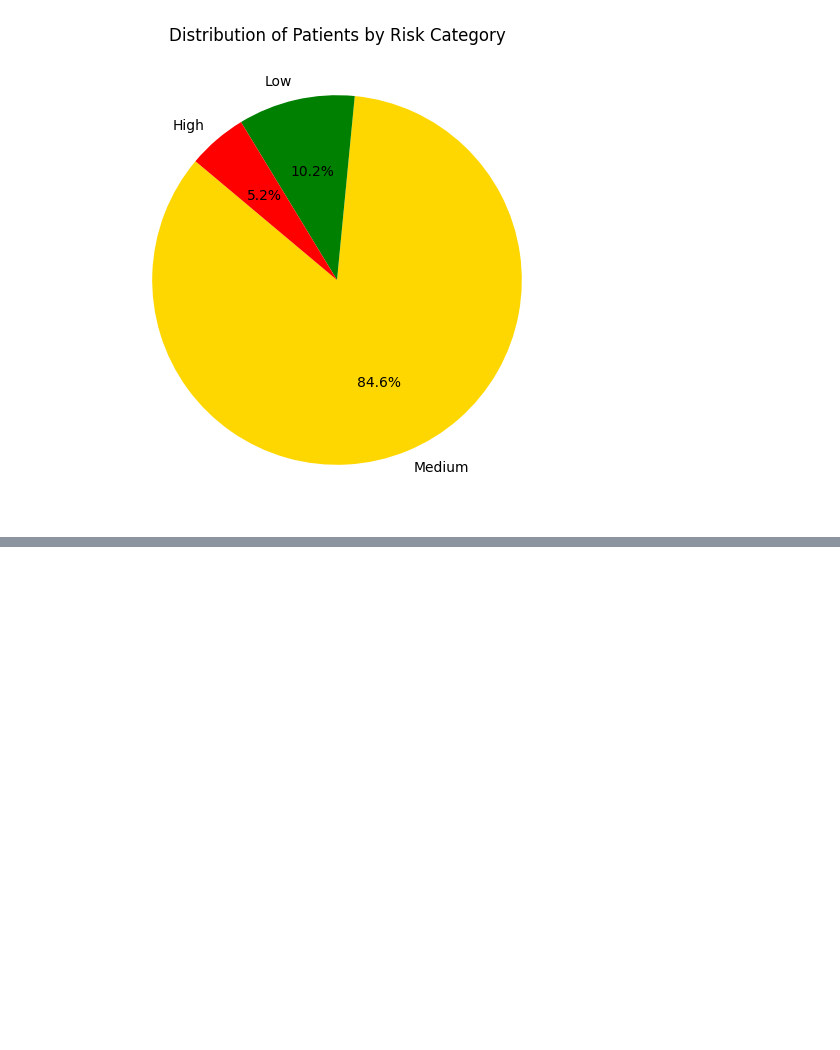
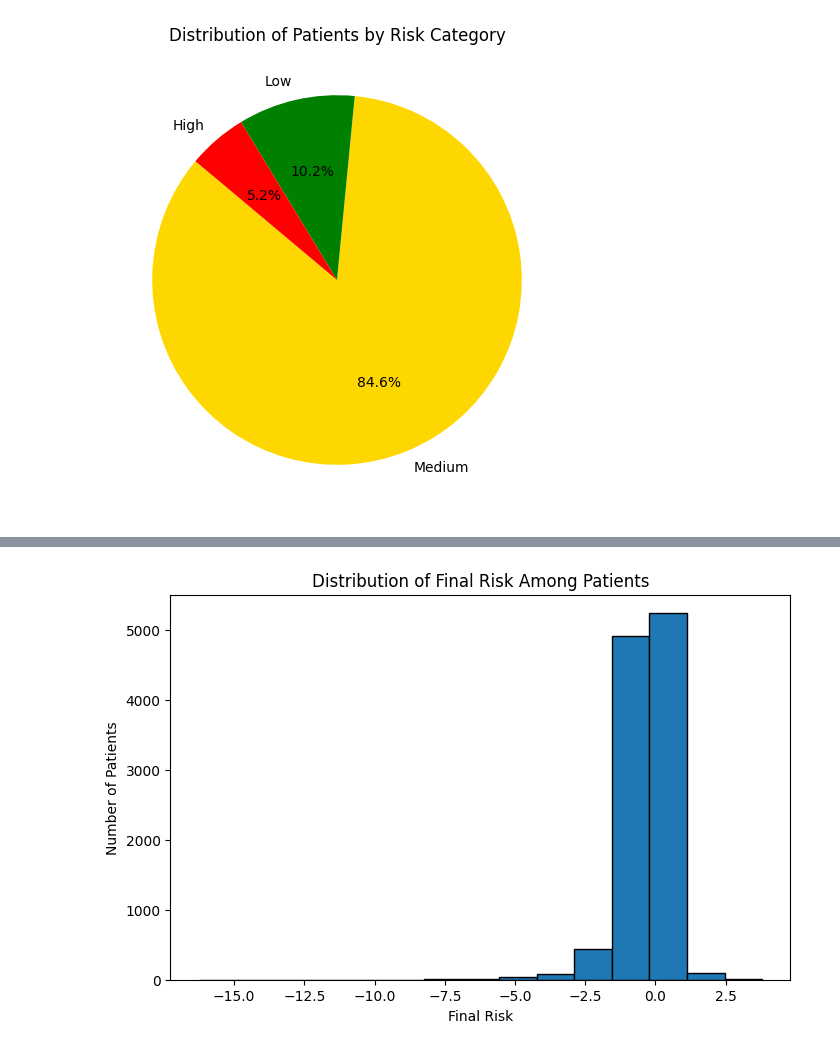
Before and after one commit to Fulankeee/SmilePass, a Jupyter notebook: Risk_level_analysis.ipynb, the cells around one changed output, grey strips where cells are left out. Saved outputs shown, nothing was run; the diff lists cells and outputs as text; code cells hidden in the pictures; blank space fills up the shorter version.

```diff
--- a/Risk_level_analysis.ipynb
+++ b/Risk_level_analysis.ipynb
@@ -234,0 +385,83 @@ Passing `palette` without assigning `hue` is deprecated and will be removed in v
+# %%
+def compute_patient_risk_adj(patient_df):
+    """
+    Computes a final risk score for a single patient by:
+      1. Sliding a window of (year-5) to (year+2) across each treatment year.
+      2. Summing age-adjusted (multiplicative) risk scores within that window.
+      3. Normalizing by dividing by 6.
+      4. Averaging the normalized risk across all windows.
+    """
+
+    def age_adjusted_risk(row):
+        base_risk = row['risk']
+        age = row['age_at_filling']  # Make sure this column exists in your DataFrame
+
+        # Example piecewise approach using multiplicative factors.
+        # You can adjust these brackets/factors as needed.
+        if age < 18:
+            # Pediatric
+            age_factor = 1.1
+        elif 18 <= age < 30:
+            age_factor = 1.0
+        elif 30 <= age < 40:
+            age_factor = 1.1
+        elif 40 <= age < 50:
+            age_factor = 1.2
+        elif 50 <= age < 60:
+            age_factor = 1.3
+        elif 60 <= age < 70:
+            age_factor = 1.4
+        elif 70 <= age < 80:
+            age_factor = 1.5
+        else:  # age >= 80
+            age_factor = 1.6
+
+        return base_risk * age_factor
+
+    # Determine the treatment timeline (integer years)
+    min_year = patient_df['procedure_year'].min()
+    max_year = patient_df['procedure_year'].max()
+    normalized_risks = []
+
+    # Slide the window year by year from the first to the last treatment year
+    for current_year in range(min_year, max_year + 1):
+        start_window = current_year - 5
+        end_window = current_year + 2
+
+        # Filter treatments within the current window
+        window_df = patient_df[
+            (patient_df['procedure_year'] >= start_window) &
+            (patient_df['procedure_year'] <= end_window)
+        ].copy()
+
+        # Apply the age-based multiplicative adjustment
+        window_df['adj_risk'] = window_df.apply(age_adjusted_risk, axis=1)
+
+        # Sum the adjusted risk in this window
+        risk_sum = window_df['adj_risk'].sum()
+
+        # Normalize to a 6-point scale
+        normalized_risk = risk_sum / 6
+        normalized_risks.append(normalized_risk)
+
+    # The final risk is the average of normalized risks from each window
+    if normalized_risks:
+        final_risk = sum(normalized_risks) / len(normalized_risks)
+    else:
+        final_risk = 0
+
+    return final_risk
+
+patient_risks_adj = df.groupby('patient_id').apply(compute_patient_risk_adj)
+patient_risk_df_adj = patient_risks_adj.reset_index()
+patient_risk_df_adj.columns = ['patient_id', 'final_adj_risk']
+
+# Plot a histogram of final risk
+plt.figure(figsize=(8, 5))
+plt.hist(patient_risk_df_adj['final_adj_risk'], bins=15, edgecolor='black')
+plt.xlabel('Final Risk')
+plt.ylabel('Number of Patients')
+plt.title('Distribution of Final Risk Among Patients')
+plt.show()
+# %% [output]
+[figure, added]
```
Also changed, not shown: parts of 9 cells of this notebook.
